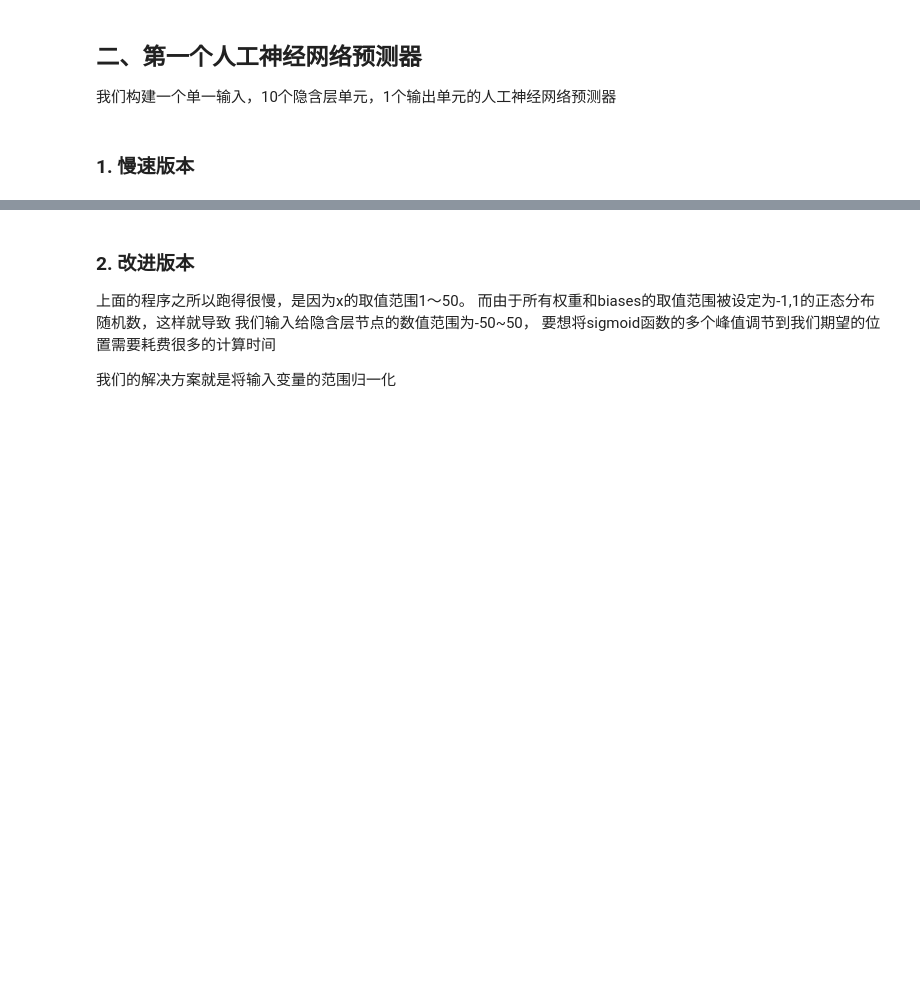
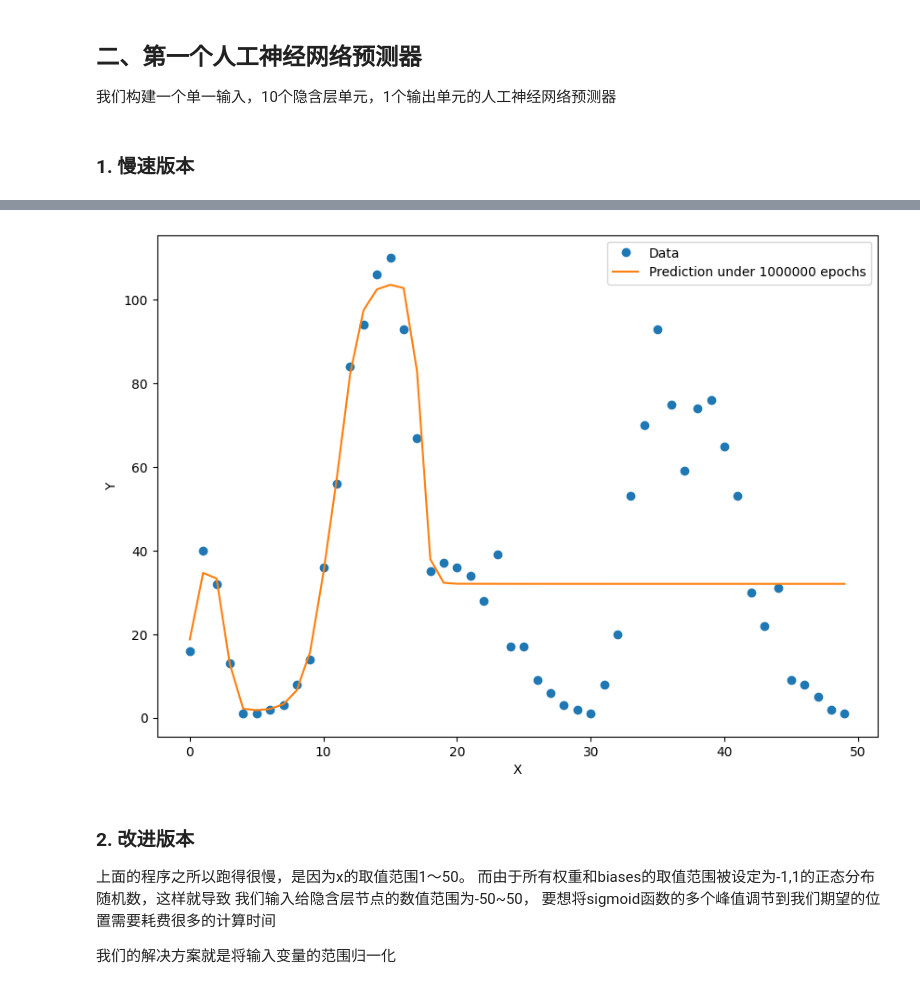
Before and after one commit to sunchey11/book_DeepLearning_in_PyTorch_Source, a Jupyter notebook: 03_bike_predictor/FirstPyTorchNN.ipynb, the cells around one changed output, grey strips where cells are left out. Cells and saved outputs as stored; diff of their text form; code cells hidden in the pictures; blank space fills up the shorter version.

```diff
--- a/03_bike_predictor/FirstPyTorchNN.ipynb
+++ b/03_bike_predictor/FirstPyTorchNN.ipynb
@@ -160,13 +241,16 @@ plt.show()
 # %%
 x_data = x.data.numpy() # 获得x包裹的数据
 plt.figure(figsize = (10, 7)) #设定绘图窗口大小
 xplot, = plt.plot(x_data, y.data.numpy(), 'o') # 绘制原始数据
 
-yplot, = plt.plot(x_data, predictions.data.numpy())  #绘制拟合数据
+yplot, = plt.plot(x_data, predictions
+                  .data.numpy())  #绘制拟合数据
 plt.xlabel('X') #更改坐标轴标注
 plt.ylabel('Y') #更改坐标轴标注
 plt.legend([xplot, yplot],['Data', 'Prediction under 1000000 epochs']) #绘制图例
 plt.show()
+# %% [output]
+[figure, added]
 # %% [markdown]
 ### 2. 改进版本
 
```
Also changed, not shown: parts of 36 cells of this notebook, 14 other files.
